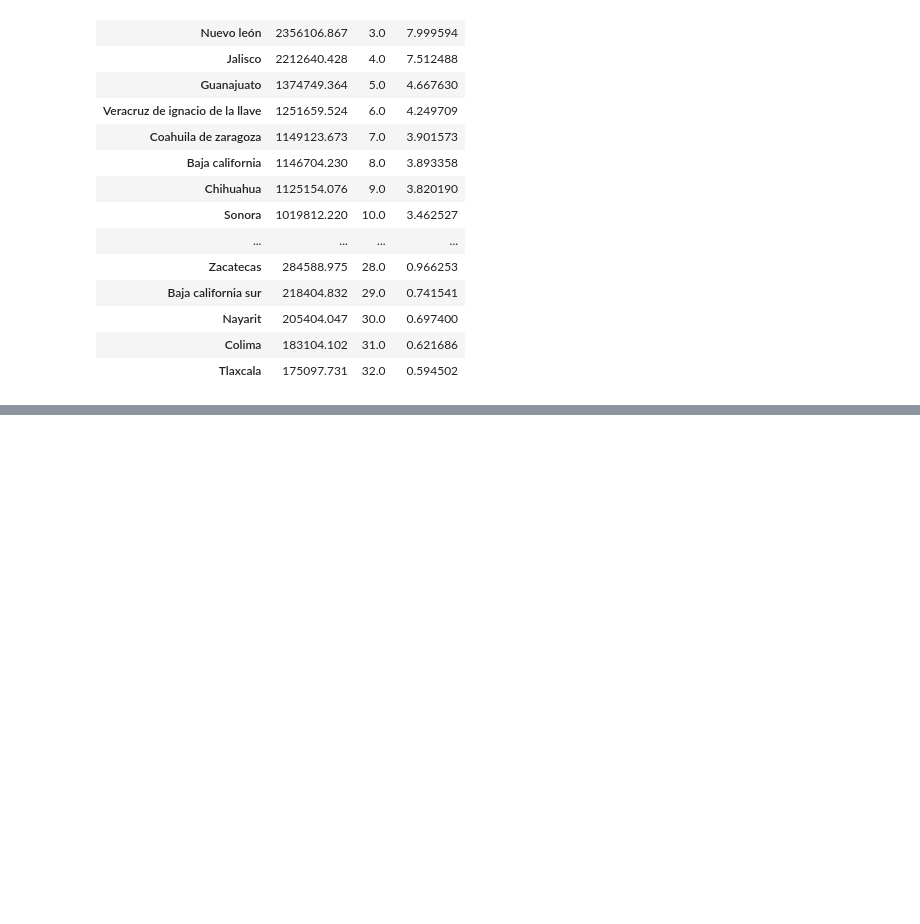
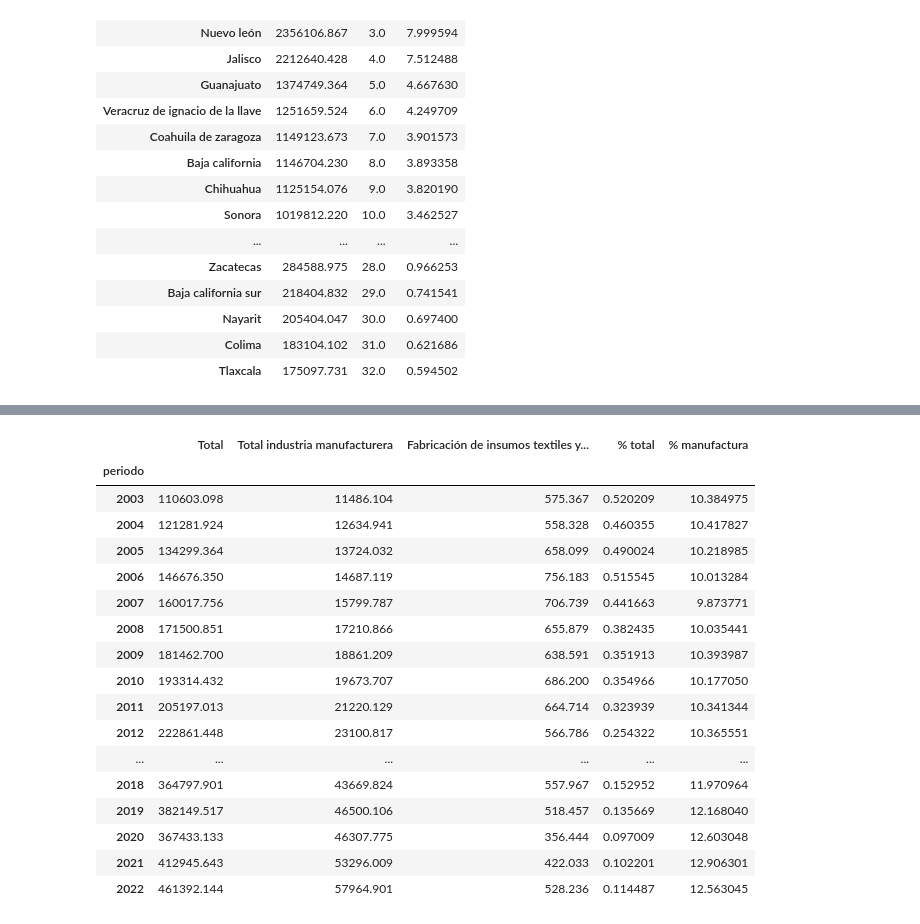
Before and after one commit to jfloresbmxt/fichas_estatales, a Jupyter notebook: pipelines/pib/pib.ipynb, the cells around one changed output, grey strips where cells are left out. Saved outputs shown, nothing was run; the diff lists cells and outputs as text; code cells hidden in the pictures; blank space fills up the shorter version.

```diff
--- a/pipelines/pib/pib.ipynb
+++ b/pipelines/pib/pib.ipynb
@@ -227,0 +428,24 @@ info.get_var(df_)
+# %%
+yucatan = df_nom[df_nom["entidad"] == "Yucatán"][['Total', 'Total industria manufacturera','Fabricación de insumos textiles y acabado de textiles; Fabricación de productos textiles, excepto prendas de vestir']]
+yucatan["% total"] = (yucatan.iloc[:,2]/yucatan.iloc[:,0])*100
+yucatan["% manufactura"] = (yucatan.iloc[:,1]/yucatan.iloc[:,0])*100
+yucatan
+# %% [output]
+|  | Total | Total industria manufacturera | Fabricación de insumos textiles y... | % total | % manufactura |
+| periodo |  |  |  |  |  |
+| 2003 | 110603.098 | 11486.104 | 575.367 | 0.520209 | 10.384975 |
+| 2004 | 121281.924 | 12634.941 | 558.328 | 0.460355 | 10.417827 |
+| 2005 | 134299.364 | 13724.032 | 658.099 | 0.490024 | 10.218985 |
+| 2006 | 146676.350 | 14687.119 | 756.183 | 0.515545 | 10.013284 |
+| 2007 | 160017.756 | 15799.787 | 706.739 | 0.441663 | 9.873771 |
+| 2008 | 171500.851 | 17210.866 | 655.879 | 0.382435 | 10.035441 |
+| 2009 | 181462.700 | 18861.209 | 638.591 | 0.351913 | 10.393987 |
+| 2010 | 193314.432 | 19673.707 | 686.200 | 0.354966 | 10.177050 |
+| 2011 | 205197.013 | 21220.129 | 664.714 | 0.323939 | 10.341344 |
+| 2012 | 222861.448 | 23100.817 | 566.786 | 0.254322 | 10.365551 |
+| ... | ... | ... | ... | ... | ... |
+| 2018 | 364797.901 | 43669.824 | 557.967 | 0.152952 | 11.970964 |
+| 2019 | 382149.517 | 46500.106 | 518.457 | 0.135669 | 12.168040 |
+| 2020 | 367433.133 | 46307.775 | 356.444 | 0.097009 | 12.603048 |
+| 2021 | 412945.643 | 53296.009 | 422.033 | 0.102201 | 12.906301 |
+| 2022 | 461392.144 | 57964.901 | 528.236 | 0.114487 | 12.563045 |
```
Also changed, not shown: parts of 13 cells of this notebook, 40 other files.
